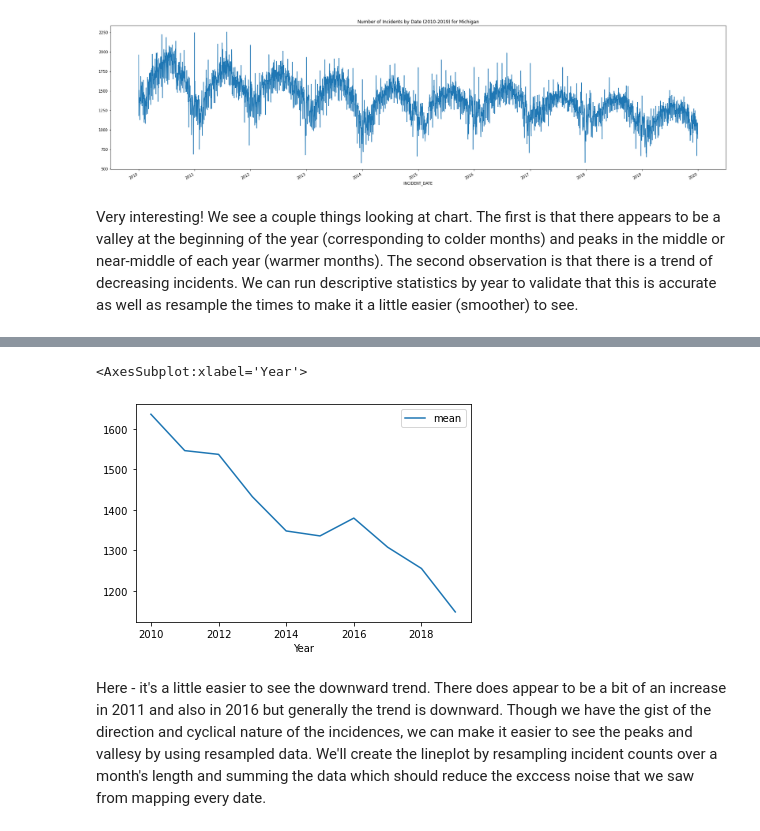
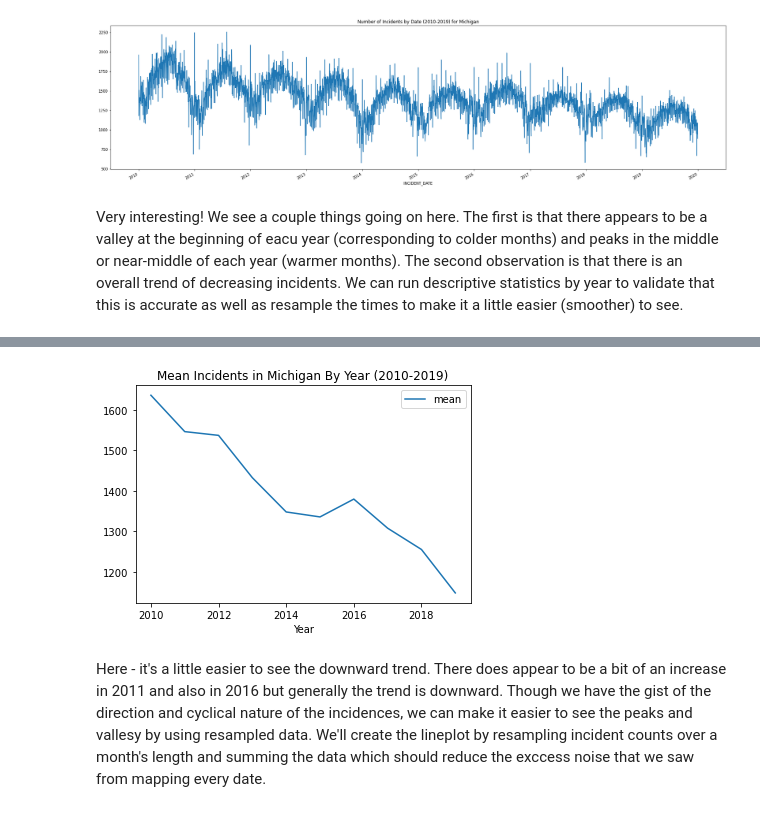
Before and after one commit to djboudia/milestone, a Jupyter notebook: 03_notebooks/Incidents_Baseline.ipynb, the cells around one changed output, grey strips where cells are left out. Saved outputs shown, nothing was run; the diff lists cells and outputs as text; code cells hidden in the pictures.

```diff
--- a/03_notebooks/Incidents_Baseline.ipynb
+++ b/03_notebooks/Incidents_Baseline.ipynb
@@ -126,7 +109,7 @@ title="Number of Incidents by Date (2010-2019) for Michigan",legend=False)
 <AxesSubplot:title={'center':'Number of Incidents by Date (2010-2019) for Michigan'}, xlabel='INCIDENT_DATE'>
 [figure]
 # %% [markdown]
-Very interesting! We see a couple things looking at chart.  The first is that there appears to be a valley at the beginning of the year (corresponding to colder months) and peaks in the middle or near-middle of each year (warmer months).  The second observation is that there is a trend of decreasing incidents.  We can run descriptive statistics by year to validate that this is accurate as well as resample the times to make it a little easier (smoother) to see.
+Very interesting! We see a couple things going on here.  The first is that there appears to be a valley at the beginning of eacu year (corresponding to colder months) and peaks in the middle or near-middle of each year (warmer months).  The second observation is that there is an overall trend of decreasing incidents.  We can run descriptive statistics by year to validate that this is accurate as well as resample the times to make it a little easier (smoother) to see.
 # %%
 # Here I'm going to create a mini-datafrae that uses the datetime accessor to retrieve the year from the Incident Date and obtain descriptive statistics off the years.
 years_desc = inc_cnt.groupby(inc_cnt['INCIDENT_DATE'].dt.year).describe().reset_index()
@@ -147,10 +130,9 @@ years_desc
 # %%
 # We'll run a simple line graph (as a picture has less cognitive load compared to interpreting raw numbers)
 years_desc.columns= ['Year', 'count','mean','std','min','25%','50%','75%','max']
-years_desc.plot(x='Year', y='mean')
+years_desc.plot(x='Year', y='mean', title='Mean Incidents in Michigan By Year (2010-2019)');
 # %% [output]
-<AxesSubplot:xlabel='Year'>
-[figure, old version]
+[figure, new version]
 # %% [markdown]
 Here - it's a little easier to see the downward trend.  There does appear to be a bit of an increase in 2011 and also in 2016 but generally the trend is downward. Though we have the gist of the direction and cyclical nature of the incidences, we can make it easier to see the peaks and vallesy by using resampled data.  We'll create the lineplot by resampling incident counts over a month's length and summing the data which should reduce the exccess noise that we saw from mapping every date.
 # %%
```
Also changed, not shown: parts of 33 cells of this notebook, 1 other file.
